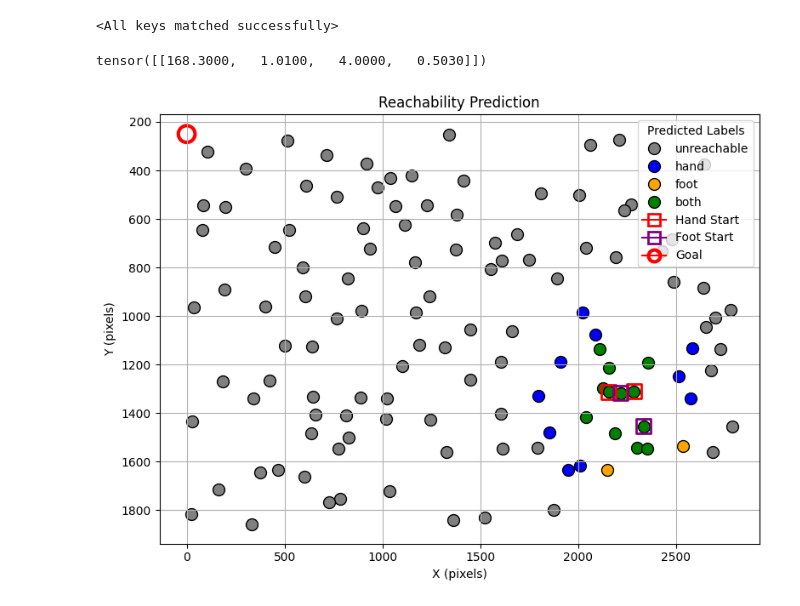
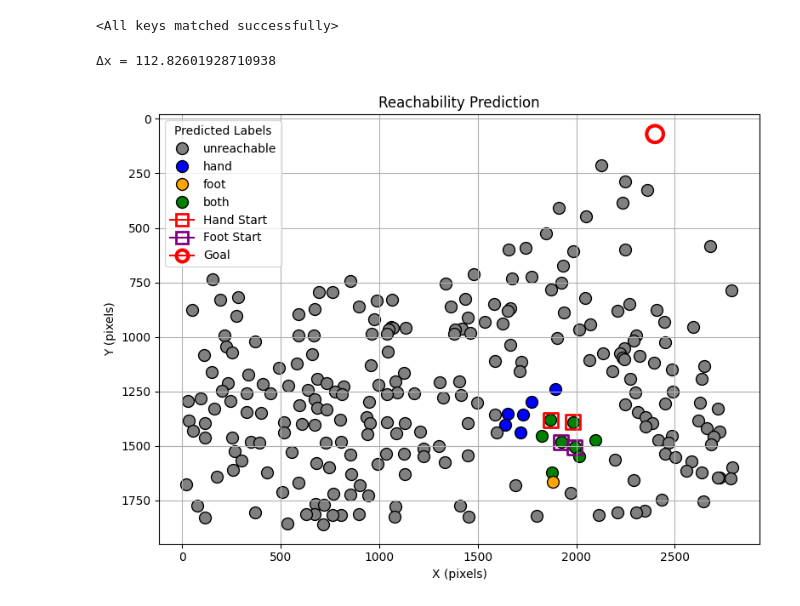
Before and after one commit to Alger3/Climbing_Model, a Jupyter notebook: model/reachability_gnn.ipynb, the cells around one changed output. Cells and saved outputs as stored; diff of their text form; code cells hidden in the pictures.

Commit message:
Train the model reachability_model11_812_span_newx, which can change based on differernt climbers

```diff
--- a/model/reachability_gnn.ipynb
+++ b/model/reachability_gnn.ipynb
@@ -178,7 +240,7 @@ ReachabilityGNNv11(
   )
 )
 # %%
-graph_list = torch.load("graph_list_global811.pt")
+graph_list = torch.load("graph_list_global812_armleg_newx.pt")
 # %%
 train_data, test_data = train_test_split(graph_list, test_size=0.2, random_state=42)
 # %%
@@ -215,7 +277,7 @@ with torch.no_grad():
     for g in test_data:
         batch = Batch.from_data_list([g])
         batch = batch.to(device)
-        out = model(batch)
+        out = model(batch).to(device)
         pred = out.argmax(dim=1).cpu().numpy()
         true = batch.y.cpu().numpy()
         all_preds.extend(pred)
@@ -225,15 +298,11 @@ print(classification_report(all_trues, all_preds, target_names=["unreachable", "
 # %% [markdown]
 # Visualise the Model Output
 # %%
-graph_list = torch.load("graph_list_global811.pt")
+graph_list = torch.load("graph_list_global812_armleg_newx.pt")
 # %%
 train_data, test_data = train_test_split(graph_list, test_size=0.2, random_state=42)
 # %%
 model = ReachabilityGNNv11()
-model.load_state_dict(torch.load("reachability_model11_811.pt"))
+model.load_state_dict(torch.load("reachability_model11_812_span_newx.pt"))
 # %% [output]
 <All keys matched successfully>
-# %%
-graph.climber
-# %% [output]
-tensor([[168.3000,   1.0100,   4.0000,   0.5030]])
@@ -240,13 +311,64 @@ tensor([[168.3000,   1.0100,   4.0000,   0.5030]])
+# %%
+# Check the climber affect
+from dataset_function import get_reach_ranges
+from route_parser import pixel_dist_to_cm
+def recompute_node_features_with_climber(g, epsilon_cm=1.0, clip_max=3.0):
+    import numpy as np, torch
+
+    # 取坐标与起始手脚
+    coords = g.x[:, :2].cpu().numpy()
+    hands  = g.hands.cpu().numpy()
+    feet   = g.feet.cpu().numpy()
+
+    climber = {
+        "height": g.climber[0][0].item(),
+        "ape_index": g.climber[0][1].item(),
+        "flexibility": g.climber[0][2].item(),
+        "leg_len_factor": g.climber[0][3].item(),
+        "arm_span": g.climber[0][4].item(),
+        "leg_span": g.climber[0][5].item()
+    }
+
+    arm_reach, leg_reach = get_reach_ranges(climber)
+
+
+
+    new = g.x.clone().cpu().numpy()
+
+    for i, p in enumerate(coords):
+        hand_dists = [pixel_dist_to_cm(p, h) for h in hands]
+        foot_dists = [pixel_dist_to_cm(p, f) for f in feet]
+
+        is_hand_point = int(min(hand_dists) <= epsilon_cm)
+        is_foot_point = int(min(foot_dists) <= epsilon_cm)
+
+        new[i, 2] = np.clip(np.mean(hand_dists) / arm_reach, 0.0, 3.0)
+        new[i, 3] = np.clip(np.min(hand_dists) / arm_reach, 0.0, 3.0)
+        new[i, 4] = np.clip(np.mean(foot_dists) / leg_reach, 0.0, 3.0)
+        new[i, 5] = np.clip(np.min(foot_dists) / leg_reach, 0.0, 3.0)
+
+        new[i, 6] = float(is_hand_point)
+        new[i, 7] = float(is_foot_point)
+
+    g.x = torch.tensor(new, dtype=g.x.dtype, device=g.x.device)
+    return g
+
+import copy
+g1 = copy.deepcopy(graph); g1.climber[:,0]=190; recompute_node_features_with_climber(g1)
+g2 = copy.deepcopy(graph); g2.climber[:,0]=160; recompute_node_features_with_climber(g2)
+print("Δx =", (g1.x - g2.x).abs().sum().item())  # 应该 > 0
+# %% [output]
+Δx = 112.82601928710938
 # %%
-graph = test_data[10002]
+graph = test_data[300]
 import copy
 g = copy.deepcopy(graph)
-g.climber = torch.tensor([[190.7000,   1.100,   9.0000,   0.5018]])
-# recompute_node_features_with_climber(g)
+g.climber = torch.tensor([[162.0000,   0.9700,   4.0000,   0.4293, 157.1400,  69.5389]])
+recompute_node_features_with_climber(g)
 
 batch = Batch.from_data_list([g])
-plot_graph_prediction(batch, model, "Reachability Prediction", (0, 250))
+plot_graph_prediction(batch, model, "Reachability Prediction", (2400, 70))
 # %% [output]
-[figure, old version]
+[figure, new version]
 # %%
 # TODO: Need to change
```
Also changed, not shown: parts of 17 cells of this notebook.
